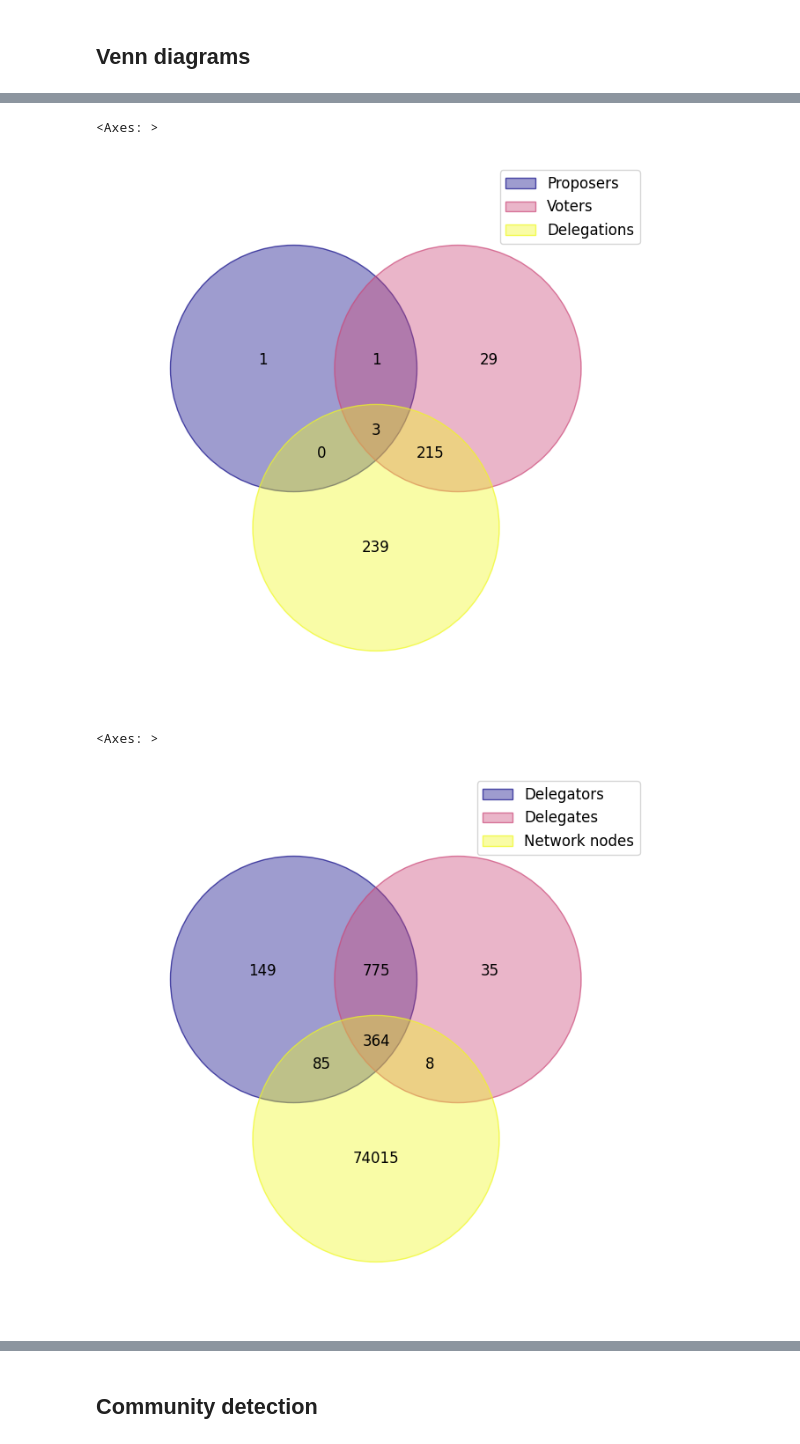
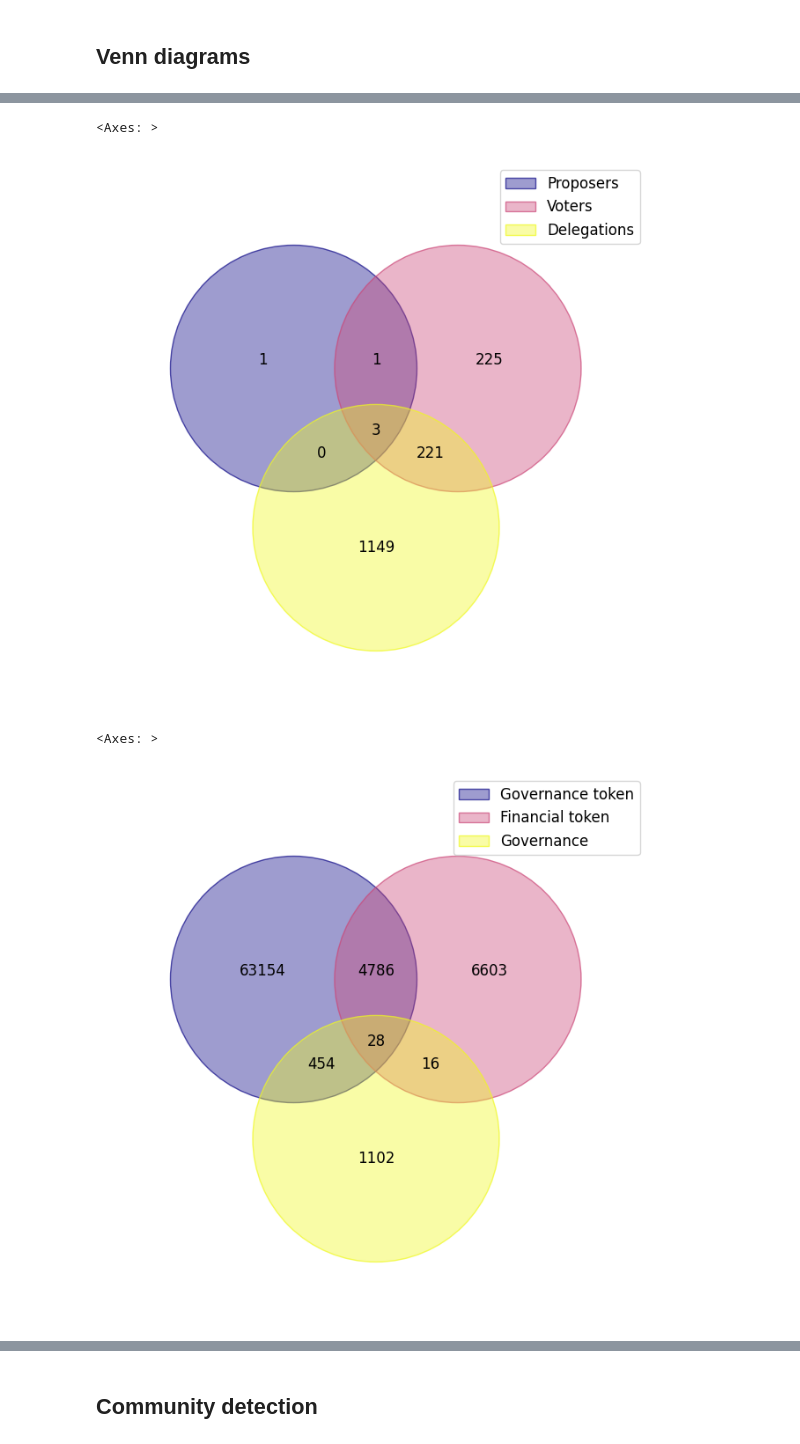
Before and after one commit to SamHes/Master-thesis, a Jupyter notebook: comp_analysis.ipynb, the cells around one changed output, grey strips where cells are left out. Saved outputs shown, nothing was run; the diff lists cells and outputs as text; code cells hidden in the pictures.

```diff
--- a/comp_analysis.ipynb
+++ b/comp_analysis.ipynb
@@ -87,0 +100,15 @@ G_comp_nodes = G_comp.nodes()
+# %%
+# COMP TWMDG
+
+G_comp_complete = nx.MultiDiGraph()
+
+for _, row in comp_df.iterrows():
+    from_address = row['from'].lower()
+    to_address = row['to'].lower()
+    value = row['value']
+    timestamp = row['timestamp']
+
+    G_comp_complete.add_edge(from_address, to_address, weight=value, timestamp=timestamp)
+
+largest_wcc_nodes = max(nx.weakly_connected_components(G_comp_complete), key=len)
+G_comp_complete = G_comp_complete.subgraph(largest_wcc_nodes).copy()
@@ -88 +131,17 @@ G_comp_nodes = G_comp.nodes()
+# %%
+# cWETH GRAPH AGGREGATED BY TRANSFER VALUES
+
+G_cWETH = nx.DiGraph()
+
+for _, row in cToken_df.iterrows():
+    from_address = row['from'].lower()
+    to_address = row['to'].lower()
+    value = row['value']
+
+    if G_cWETH.has_edge(from_address, to_address):
+        G_cWETH[from_address][to_address]['weight'] += value
+    else:
+        G_cWETH.add_edge(from_address, to_address, weight=value)
+
+G_cToken_nodes = set(G_cWETH.nodes())
 # %%
@@ -127,6 +159,14 @@ for _, row in cToken_df.iterrows():
 # %% [markdown]
 ### Governance data
 # %%
+proposal_counts = {}
+for proposal in comp_proposals:
+    proposer = proposal['proposer']['id']
+    if proposer in proposal_counts:
+        proposal_counts[proposer] += 1
+    else:
+        proposal_counts[proposer] = 1
+
 vote_counts = {}
 for votes in comp_votes:
     for vote in votes['votes']:
@@ -923,21 +1332,21 @@ plt.show()
 subsets = {
     "Proposers": proposers,
     "Voters": voters,
-    "Delegations": all_delegations
+    "Delegations": delegators
 }
 
 venn(subsets, fmt="{size}", cmap='plasma', fontsize=12)
 # %% [output]
 <Axes: >
-[figure, old version]
+[figure, new version]
 # %%
 subsets = {
-    "Delegators": delegators,
-    "Delegates": delegates,
-    "Network nodes": set(G_comp_nodes)
+    "Governance token": G_comp_nodes,
+    "Financial token": G_cToken_nodes,
+    "Governance": (proposers | voters | delegators)
 }
 
 venn(subsets, fmt="{size}", cmap='plasma', fontsize=12)
 # %% [output]
 <Axes: >
-[figure, old version]
+[figure, new version]
```
Also changed, not shown: parts of 139 cells of this notebook, 24 other files.
